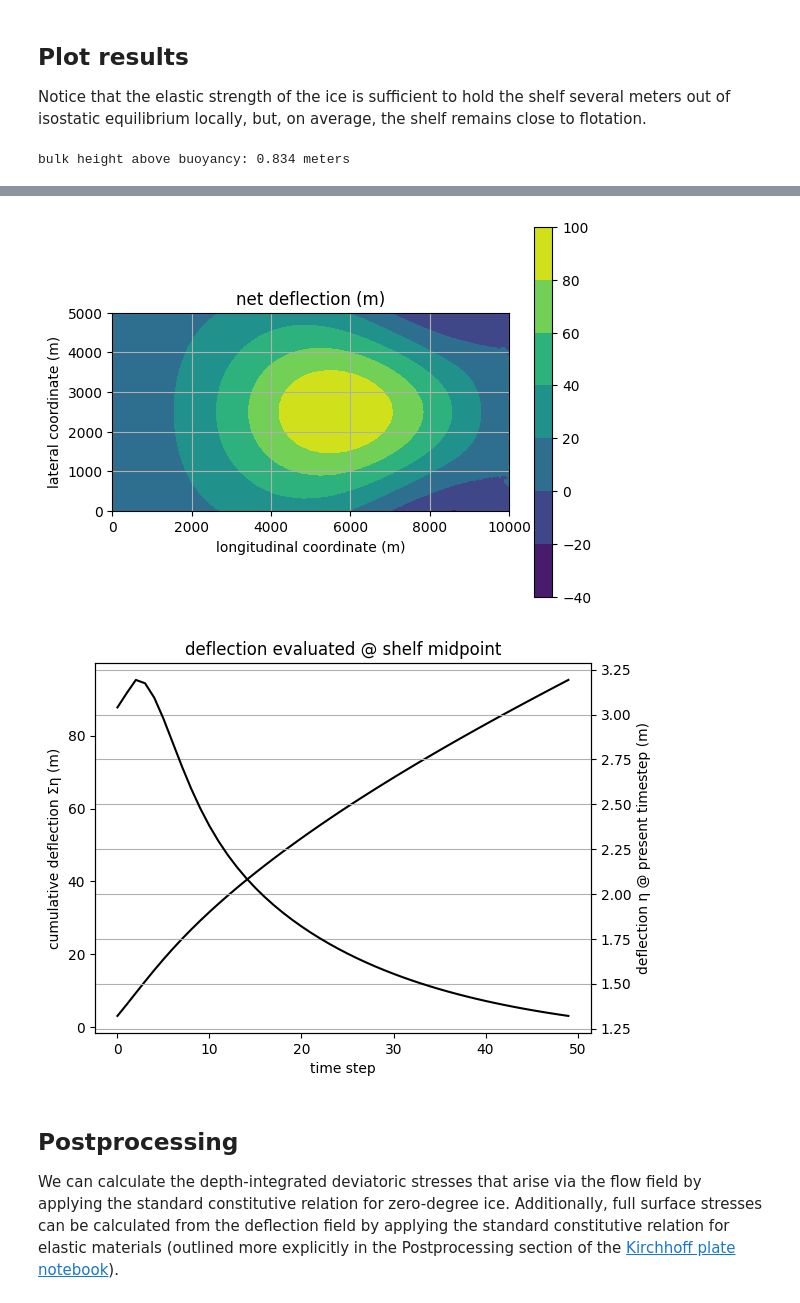
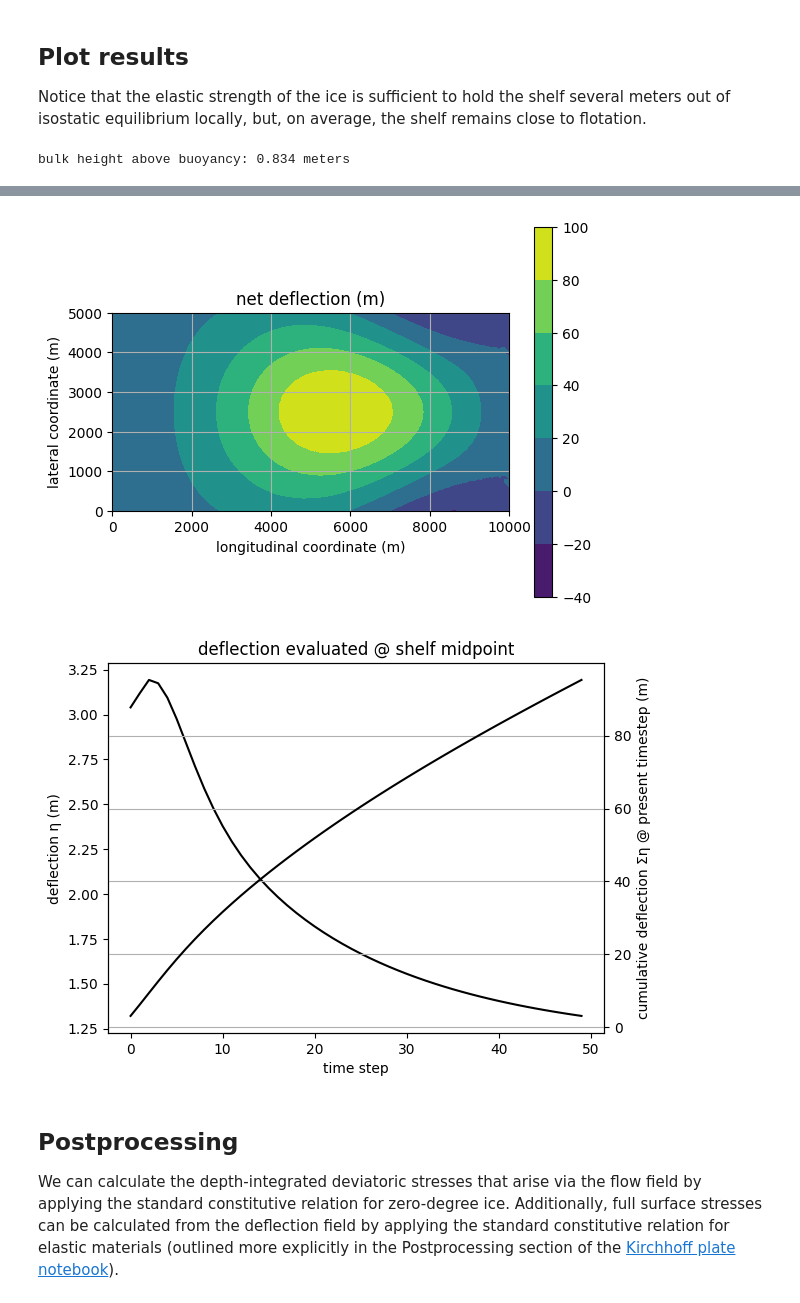
Before and after one commit to chrismiele/weird_flex, a Jupyter notebook: 3_coupled_flow_flexure_elastic.ipynb, the cells around one changed output, grey strips where cells are left out. Cells and saved outputs as stored; diff of their text form; code cells hidden in the pictures.

```diff
--- a/3_coupled_flow_flexure_elastic.ipynb
+++ b/3_coupled_flow_flexure_elastic.ipynb
@@ -325,39 +325,39 @@ plt.show()
 
 fig, ax = plt.subplots()
 ax.set_aspect('equal')
 plt.title('velocity (m/yr)')
 vel_plot = tricontourf(u, axes=ax)
 plt.colorbar(vel_plot)
 plt.xlabel('longitudinal coordinate (m)')
 plt.ylabel('lateral coordinate (m)')
 plt.grid()
 plt.show()
 
 fig, ax = plt.subplots()
 ax.set_aspect('equal')
 plt.title('net deflection (m)')
 def_plot = tricontourf(project(Ση, Q1), axes=ax)
 plt.colorbar(def_plot)
 plt.xlabel('longitudinal coordinate (m)')
 plt.ylabel('lateral coordinate (m)')
 plt.grid()
 plt.show()
 
 plt.figure()
 plt.title('deflection evaluated @ shelf midpoint')
+plt.plot(η_list, color='k')
+plt.xlabel('time step')
+plt.ylabel('deflection η (m)')
+plt.twinx()
 plt.plot(Ση_list, color='k')
-plt.xlabel('time step')
-plt.ylabel('cumulative deflection Ση (m)')
-plt.twinx()
-plt.plot(η_list, color='k')
-plt.ylabel('deflection η @ present timestep (m)')
+plt.ylabel('cumulative deflection Ση @ present timestep (m)')
 plt.grid()
 # %% [output]
 bulk height above buoyancy: 0.834 meters
 [figure]
 [figure]
 [figure]
-[figure, old version]
+[figure, new version]
 # %% [markdown]
 ## Postprocessing
 
```
